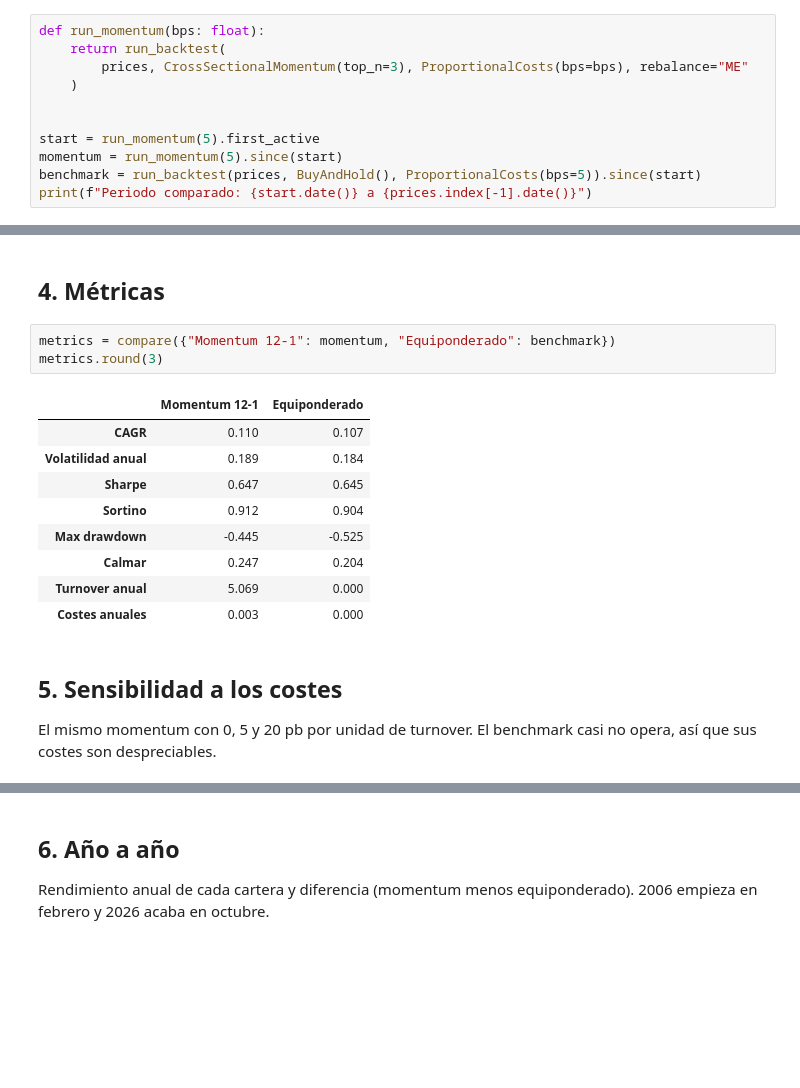
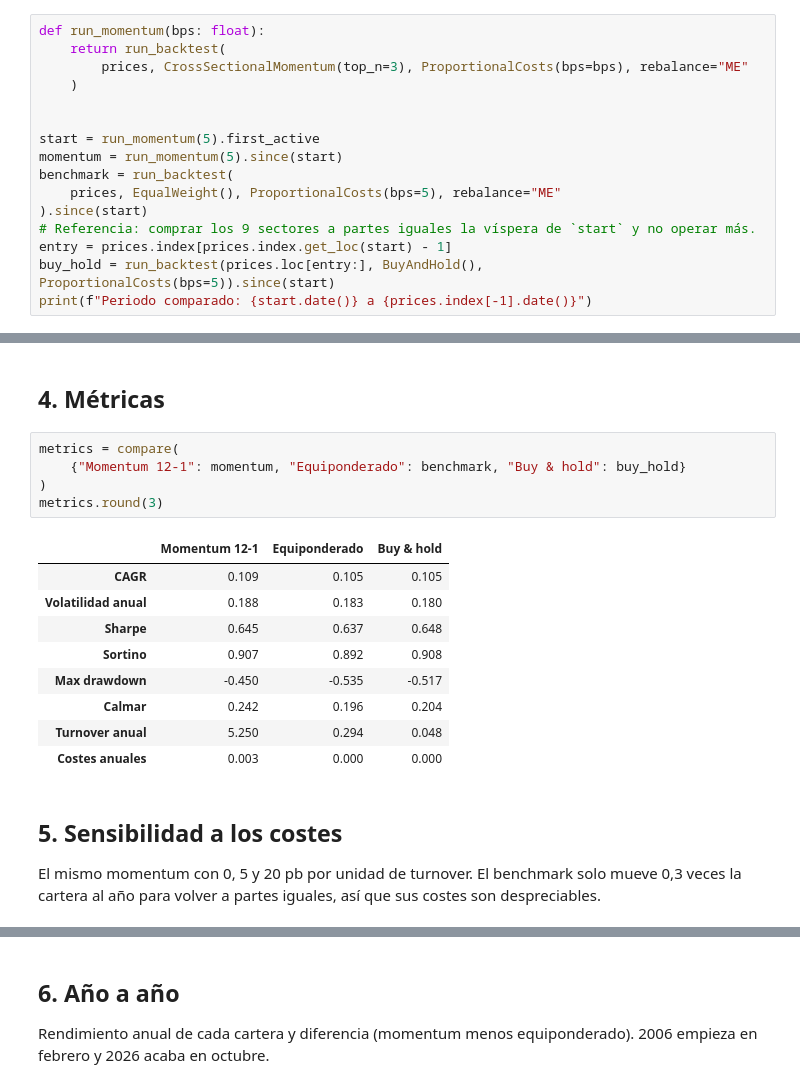
Before and after one commit to paablomorillo/quant-backtester, a Jupyter notebook: notebooks/01_momentum_sectores.ipynb, the cells around one changed output, grey strips where cells are left out. Drawn from its saved outputs; the diff is of its cells as text; blank space fills up the shorter version.

```diff
--- a/notebooks/01_momentum_sectores.ipynb
+++ b/notebooks/01_momentum_sectores.ipynb
@@ -74,7 +74,12 @@ def run_momentum(bps: float):
 
 start = run_momentum(5).first_active
 momentum = run_momentum(5).since(start)
-benchmark = run_backtest(prices, BuyAndHold(), ProportionalCosts(bps=5)).since(start)
+benchmark = run_backtest(
+    prices, EqualWeight(), ProportionalCosts(bps=5), rebalance="ME"
+).since(start)
+# Referencia: comprar los 9 sectores a partes iguales la víspera de `start` y no operar más.
+entry = prices.index[prices.index.get_loc(start) - 1]
+buy_hold = run_backtest(prices.loc[entry:], BuyAndHold(), ProportionalCosts(bps=5)).since(start)
 print(f"Periodo comparado: {start.date()} a {prices.index[-1].date()}")
 # %% [output]
 Periodo comparado: 2006-02-01 a 2026-10-30
@@ -100,22 +105,24 @@ plt.show()
 # %% [markdown]
 ## 4. Métricas
 # %%
-metrics = compare({"Momentum 12-1": momentum, "Equiponderado": benchmark})
+metrics = compare(
+    {"Momentum 12-1": momentum, "Equiponderado": benchmark, "Buy & hold": buy_hold}
+)
 metrics.round(3)
 # %% [output]
-|  | Momentum 12-1 | Equiponderado |
-| CAGR | 0.110 | 0.107 |
-| Volatilidad anual | 0.189 | 0.184 |
-| Sharpe | 0.647 | 0.645 |
-| Sortino | 0.912 | 0.904 |
-| Max drawdown | -0.445 | -0.525 |
-| Calmar | 0.247 | 0.204 |
-| Turnover anual | 5.069 | 0.000 |
-| Costes anuales | 0.003 | 0.000 |
+|  | Momentum 12-1 | Equiponderado | Buy & hold |
+| CAGR | 0.109 | 0.105 | 0.105 |
+| Volatilidad anual | 0.188 | 0.183 | 0.180 |
+| Sharpe | 0.645 | 0.637 | 0.648 |
+| Sortino | 0.907 | 0.892 | 0.908 |
+| Max drawdown | -0.450 | -0.535 | -0.517 |
+| Calmar | 0.242 | 0.196 | 0.204 |
+| Turnover anual | 5.250 | 0.294 | 0.048 |
+| Costes anuales | 0.003 | 0.000 | 0.000 |
 # %% [markdown]
 ## 5. Sensibilidad a los costes
 
-El mismo momentum con 0, 5 y 20 pb por unidad de turnover. El benchmark casi no opera, así que sus costes son despreciables.
+El mismo momentum con 0, 5 y 20 pb por unidad de turnover. El benchmark solo mueve 0,3 veces la cartera al año para volver a partes iguales, así que sus costes son despreciables.
 # %%
 by_cost = {f"Momentum {bps} pb": run_momentum(bps).since(start) for bps in (0, 5, 20)}
 compare({**by_cost, "Equiponderado": benchmark}).round(3)
```
Also changed, not shown: parts of 6 cells of this notebook, 2 other files.
